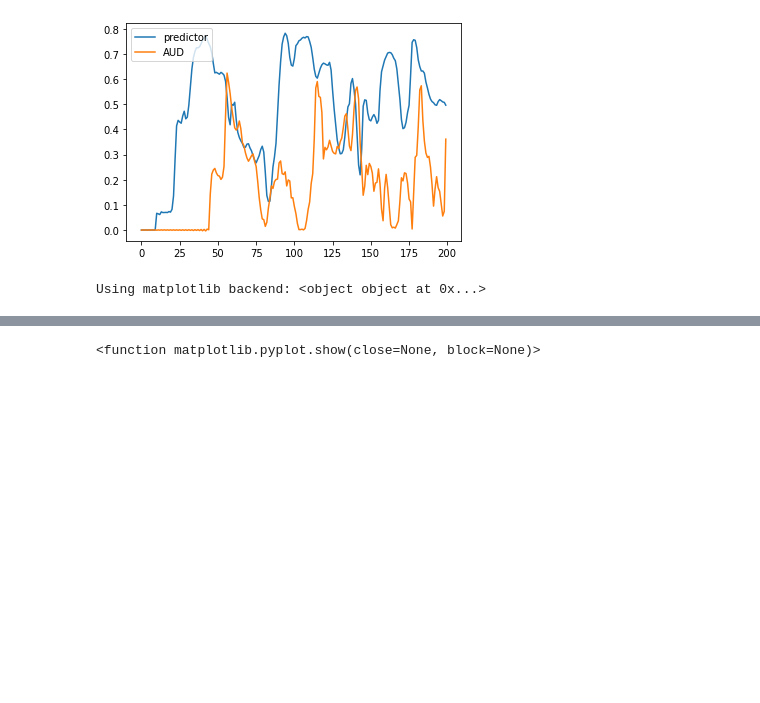
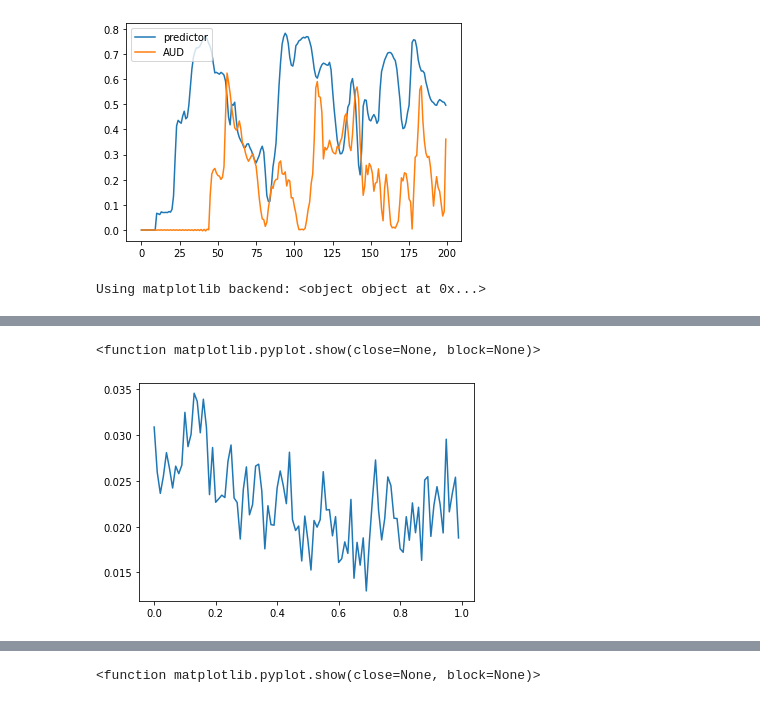
Before and after one commit to jeonghwa-cho/trf, a Jupyter notebook: estimate_trfs_LittlePrince.ipynb, the cells around one changed output, grey strips where cells are left out. Saved outputs shown, nothing was run; the diff lists cells and outputs as text; code cells hidden in the pictures; blank space fills up the shorter version.

Commit message:
mi & correlation between aud and predictor

```diff
--- a/estimate_trfs_LittlePrince.ipynb
+++ b/estimate_trfs_LittlePrince.ipynb
@@ -368,30 +423,33 @@ Using matplotlib backend: <object object at 0x...>
 # %%
 # Compute mutual information for each shifted time
 
-events = mne.events_from_annotations(raw);
-events = events[0];
+#events = mne.events_from_annotations(raw);
+#events = events[0];
 mi_ls = [];
+lags = []
 
-for s in range(0, 200):
+for s in range(0, 100):
 
+    #shift_by = -s # move AUD *earlier* to align with predictors
     shift_by = s
     shift_by_sec = shift_by / ds_sfreq
 
     events_shft = []
-
     for i in range(len(events)-1):
         events_shft[i:i+1] = mne.event.shift_time_events(events[i:i+1],
                                                          ids=None,
                                                          tshift=shift_by_sec,
                                                          sfreq=raw.info['sfreq'])
-
     events_shift_arr = np.vstack(events_shft)
-
     epoch_aud_shifted = mne.Epochs(aud, events_shift_arr, event_id, tmin=0, tmax=len(predictors_concatenated[0])/ds_sfreq,
                                     baseline=(0,0.), preload=True)
+    aud_shifted_downsampled = epoch_aud_shifted.copy().resample(sfreq=ds_sfreq)
 
-    aud_shifted_downsampled = epoch_aud_shifted.copy().resample(sfreq=ds_sfreq)
-    aud_shifted_rotated = np.rot90(aud_shifted_downsampled.get_data()[0])
+    #aud_shifted = aud_downsampled.copy().shift_time(tshift = shift_by_sec) #just shifts "time values"; channel data doesn't shift
+    #aud_shifted_rotated = np.flipud( np.rot90( aud_shifted.get_data()[0] ) )
+
+    aud_shifted_rotated = np.flipud(np.rot90( aud_shifted_downsampled.get_data()[0] ))
 
     mi = feature_selection.mutual_info_regression(aud_shifted_rotated, predictors_concatenated[0])
     mi_ls.append(mi[0])
+    lags.append(shift_by_sec)
@@ -406,0 +456,8 @@ plt.show
+# %%
+%matplotlib inline
+#shift_by = s
+plt.plot(lags, mi_ls)
+plt.show
+# %% [output]
+<function matplotlib.pyplot.show(close=None, block=None)>
+[figure, added]
```
Also changed, not shown: parts of 19 cells of this notebook.
